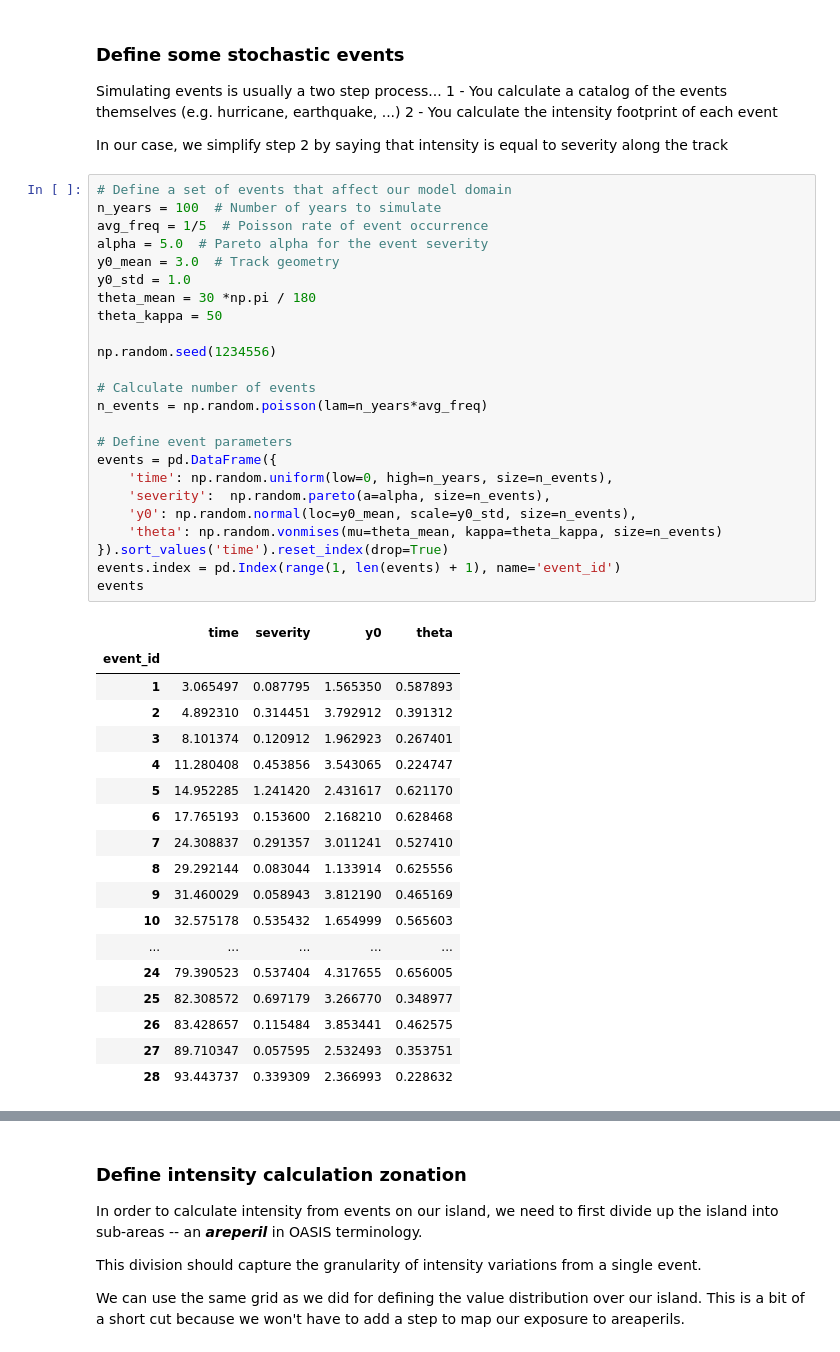
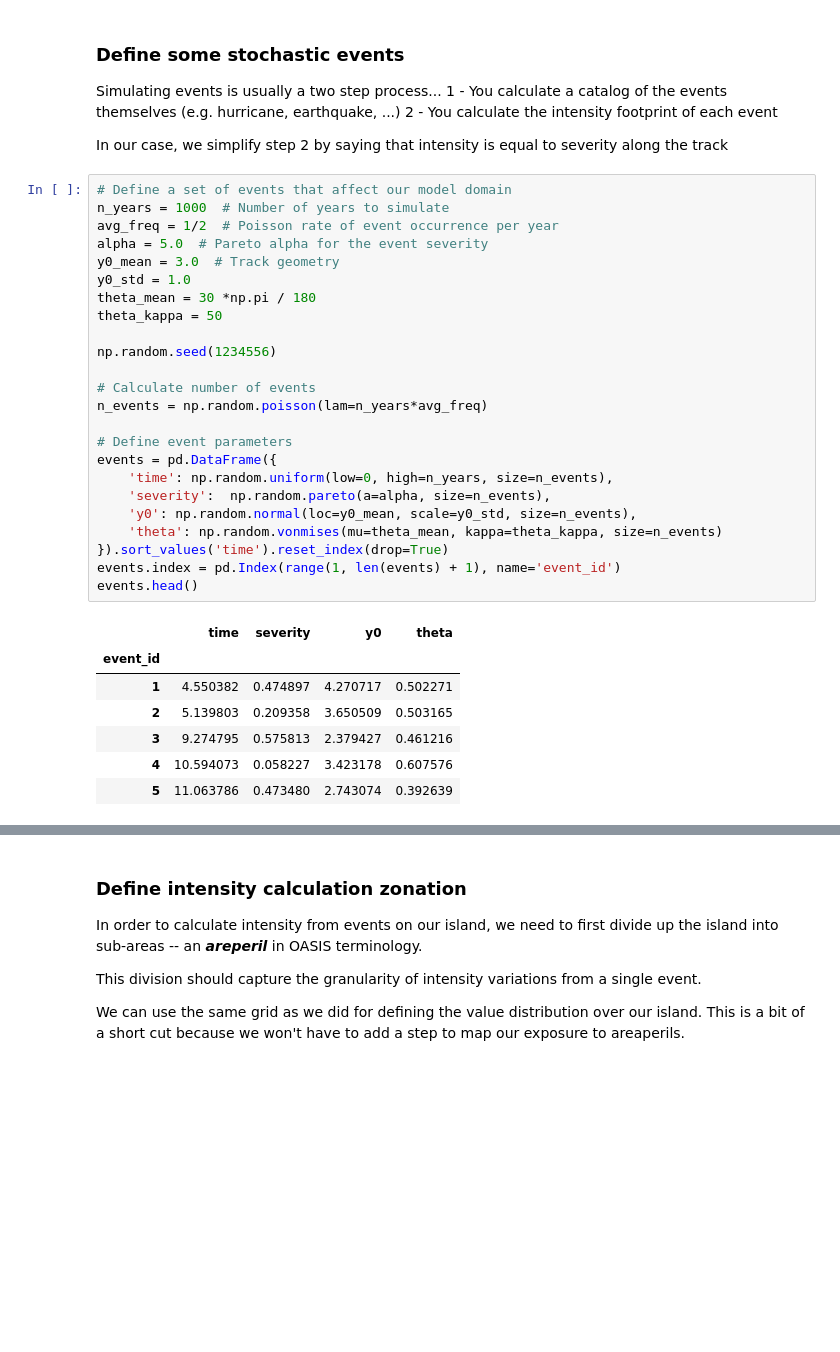
Before and after one commit to iwbailey/simple_oasis_model, a Jupyter notebook: create_and_run_model.ipynb, the cells around one changed output, grey strips where cells are left out. Drawn from its saved outputs; the diff is of its cells as text; blank space fills up the shorter version.

```diff
--- a/create_and_run_model.ipynb
+++ b/create_and_run_model.ipynb
@@ -77,47 +79,36 @@ Simulating events is usually a two step process...
 In our case, we simplify step 2 by saying that intensity is equal to severity along the track
 # %%
 # Define a set of events that affect our model domain
-n_years = 100  # Number of years to simulate
-avg_freq = 1/5  # Poisson rate of event occurrence
+n_years = 1000  # Number of years to simulate
+avg_freq = 1/2  # Poisson rate of event occurrence per year
 alpha = 5.0  # Pareto alpha for the event severity
 y0_mean = 3.0  # Track geometry
 y0_std = 1.0
 theta_mean = 30 *np.pi / 180
 theta_kappa = 50
 
 np.random.seed(1234556)
 
 # Calculate number of events
 n_events = np.random.poisson(lam=n_years*avg_freq)
 
 # Define event parameters
 events = pd.DataFrame({
     'time': np.random.uniform(low=0, high=n_years, size=n_events),
     'severity':  np.random.pareto(a=alpha, size=n_events),
     'y0': np.random.normal(loc=y0_mean, scale=y0_std, size=n_events),
     'theta': np.random.vonmises(mu=theta_mean, kappa=theta_kappa, size=n_events)
 }).sort_values('time').reset_index(drop=True)
 events.index = pd.Index(range(1, len(events) + 1), name='event_id')
-events
+events.head()
 # %% [output]
 |  | time | severity | y0 | theta |
 | event_id |  |  |  |  |
-| 1 | 3.065497 | 0.087795 | 1.565350 | 0.587893 |
-| 2 | 4.892310 | 0.314451 | 3.792912 | 0.391312 |
-| 3 | 8.101374 | 0.120912 | 1.962923 | 0.267401 |
-| 4 | 11.280408 | 0.453856 | 3.543065 | 0.224747 |
-| 5 | 14.952285 | 1.241420 | 2.431617 | 0.621170 |
-| 6 | 17.765193 | 0.153600 | 2.168210 | 0.628468 |
-| 7 | 24.308837 | 0.291357 | 3.011241 | 0.527410 |
-| 8 | 29.292144 | 0.083044 | 1.133914 | 0.625556 |
-| 9 | 31.460029 | 0.058943 | 3.812190 | 0.465169 |
-| 10 | 32.575178 | 0.535432 | 1.654999 | 0.565603 |
-| ... | ... | ... | ... | ... |
-| 24 | 79.390523 | 0.537404 | 4.317655 | 0.656005 |
-| 25 | 82.308572 | 0.697179 | 3.266770 | 0.348977 |
-| 26 | 83.428657 | 0.115484 | 3.853441 | 0.462575 |
-| 27 | 89.710347 | 0.057595 | 2.532493 | 0.353751 |
-| 28 | 93.443737 | 0.339309 | 2.366993 | 0.228632 |
+| 1 | 4.550382 | 0.474897 | 4.270717 | 0.502271 |
+| 2 | 5.139803 | 0.209358 | 3.650509 | 0.503165 |
+| 3 | 9.274795 | 0.575813 | 2.379427 | 0.461216 |
+| 4 | 10.594073 | 0.058227 | 3.423178 | 0.607576 |
+| 5 | 11.063786 | 0.473480 | 2.743074 | 0.392639 |
 # %%
 # Plot tracks
 xi = np.linspace(x0, x1, nx)
```
Also changed, not shown: parts of 16 cells of this notebook.
